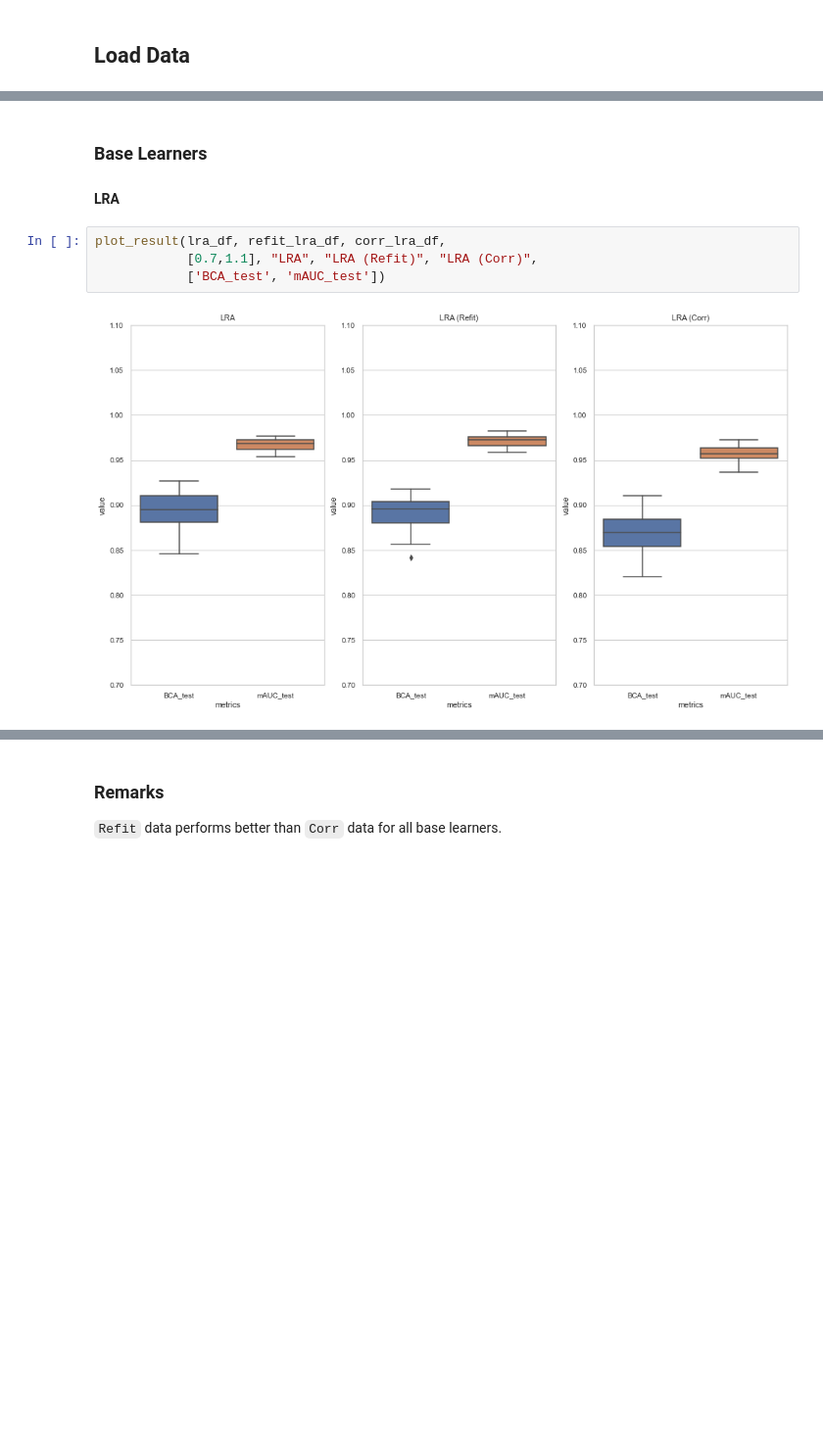
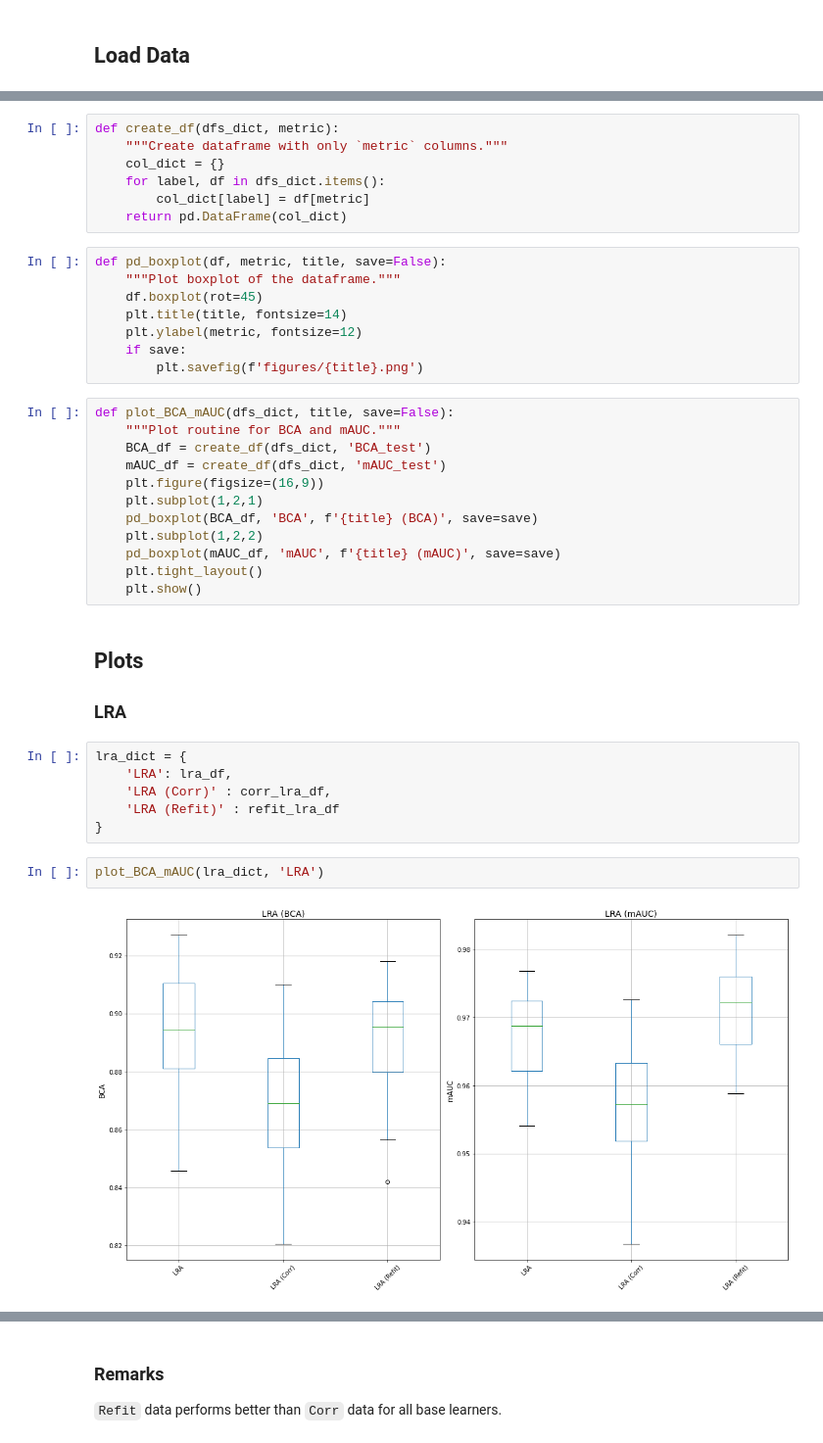
Before and after one commit to rusane/natural-computing, a Jupyter notebook: Project/Comparative Analysis - Base Learners.ipynb, the cells around one changed output, grey strips where cells are left out. Shown at 98% size. Cells and saved outputs as stored; diff of their text form; blank space fills up the shorter version.

Commit message:
update analysis for base learners (for compatibility)

```diff
--- a/Project/Comparative Analysis - Base Learners.ipynb
+++ b/Project/Comparative Analysis - Base Learners.ipynb
@@ -64,11 +36,41 @@ def plot_result(df1, df2, df3, y, t1, t2, t3, cols):
+# %%
+def create_df(dfs_dict, metric):
+    """Create dataframe with only `metric` columns."""
+    col_dict = {}
+    for label, df in dfs_dict.items():
+        col_dict[label] = df[metric]
+    return pd.DataFrame(col_dict)
+# %%
+def pd_boxplot(df, metric, title, save=False):
+    """Plot boxplot of the dataframe."""
+    df.boxplot(rot=45)
+    plt.title(title, fontsize=14)
+    plt.ylabel(metric, fontsize=12)
+    if save:
+        plt.savefig(f'figures/{title}.png')
+# %%
+def plot_BCA_mAUC(dfs_dict, title, save=False):
+    """Plot routine for BCA and mAUC."""
+    BCA_df = create_df(dfs_dict, 'BCA_test')
+    mAUC_df = create_df(dfs_dict, 'mAUC_test')
+    plt.figure(figsize=(16,9))
+    plt.subplot(1,2,1)
+    pd_boxplot(BCA_df, 'BCA', f'{title} (BCA)', save=save)
+    plt.subplot(1,2,2)
+    pd_boxplot(mAUC_df, 'mAUC', f'{title} (mAUC)', save=save)
+    plt.tight_layout()
+    plt.show()
 # %% [markdown]
-### Base Learners
-
-#### LRA
+## Plots
+### LRA
-# %%
-plot_result(lra_df, refit_lra_df, corr_lra_df,
-            [0.7,1.1], "LRA", "LRA (Refit)", "LRA (Corr)",
-            ['BCA_test', 'mAUC_test'])
-# %% [output]
-[figure, removed]
+# %%
+lra_dict = {
+    'LRA': lra_df,
+    'LRA (Corr)' : corr_lra_df,
+    'LRA (Refit)' : refit_lra_df
+}
+# %%
+plot_BCA_mAUC(lra_dict, 'LRA')
+# %% [output]
+[figure, added]
 # %% [markdown]
```
Also changed, not shown: parts of 15 cells of this notebook.
